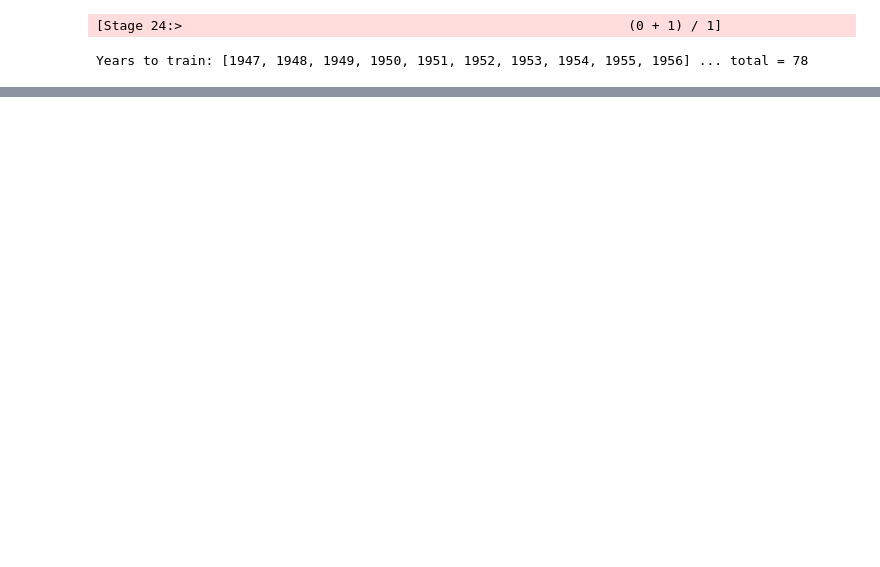
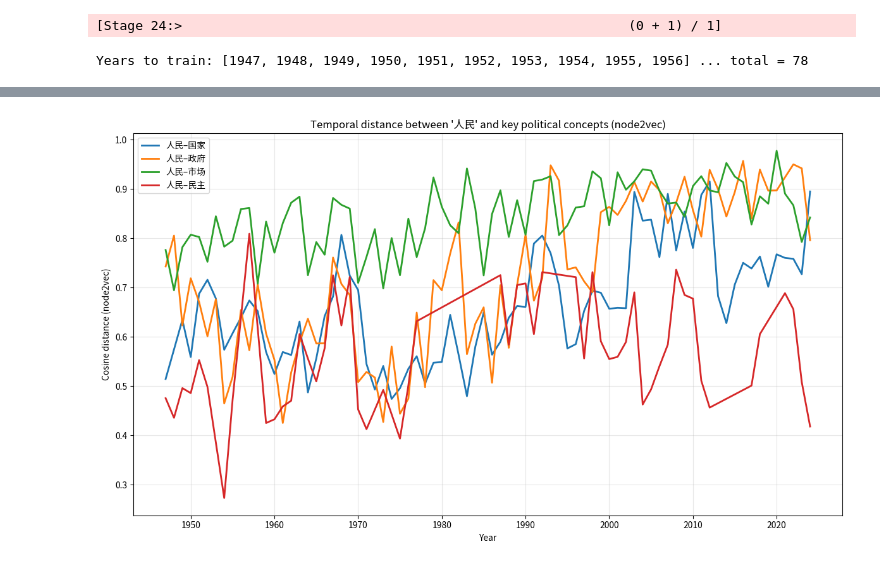
Before and after one commit to JairusJia/thesis, a Jupyter notebook: Yearly_word2vec.ipynb, the cells around one changed output, grey strips where cells are left out. Cells and saved outputs as stored; diff of their text form; code cells hidden in the pictures; blank space fills up the shorter version.

```diff
--- a/Yearly_word2vec.ipynb
+++ b/Yearly_word2vec.ipynb
@@ -202,7 +176,7 @@ def show_neighbors_for_year(year: int, word: str, topn: int = 20):
     syn.show(truncate=False)
 
 # Example: check a few years
-for y in [1950, 1978, 1992, 2008, 2018]:
+for y in [1950, 2018]:
     show_neighbors_for_year(y, "人民", topn=15)
 # %% [output]
 === Year 1950 | word = 人民 ===
@@ -962,0 +663,43 @@ plt.show()
+# %%
+# choose which embeddings to use
+emb_source = year2emb_aligned   # or year2emb if you prefer
+
+pairs = [
+    ("人民", "国家"),
+    ("人民", "政府"),
+    ("人民", "市场"),
+    ("人民", "民主"),
+]
+
+series = {}
+for w1, w2 in pairs:
+    years_list, dists_list = pair_distance_series(w1, w2, emb_source)
+    series[(w1, w2)] = (years_list, dists_list)
+# %%
+import matplotlib.pyplot as plt
+import pandas as pd
+
+plt.figure(figsize=(12, 7))
+
+for (w1, w2), (yrs, ds) in series.items():
+    # convert to pandas Series so we can interpolate missing values if needed
+    s = pd.Series(ds, index=yrs)
+    # optional: interpolate NaNs for nicer lines
+    s_interp = s.interpolate(limit_direction="both")
+
+    plt.plot(
+        s_interp.index,
+        s_interp.values,
+        label=f"{w1}–{w2}",
+        linewidth=2
+    )
+
+plt.xlabel("Year")
+plt.ylabel("Cosine distance (node2vec)")
+plt.title("Temporal distance between '人民' and key political concepts (node2vec)")
+plt.legend()
+plt.grid(alpha=0.3)
+plt.tight_layout()
+plt.show()
+# %% [output]
+[figure, added]
```
Also changed, not shown: parts of 34 cells of this notebook, 5 other files.
